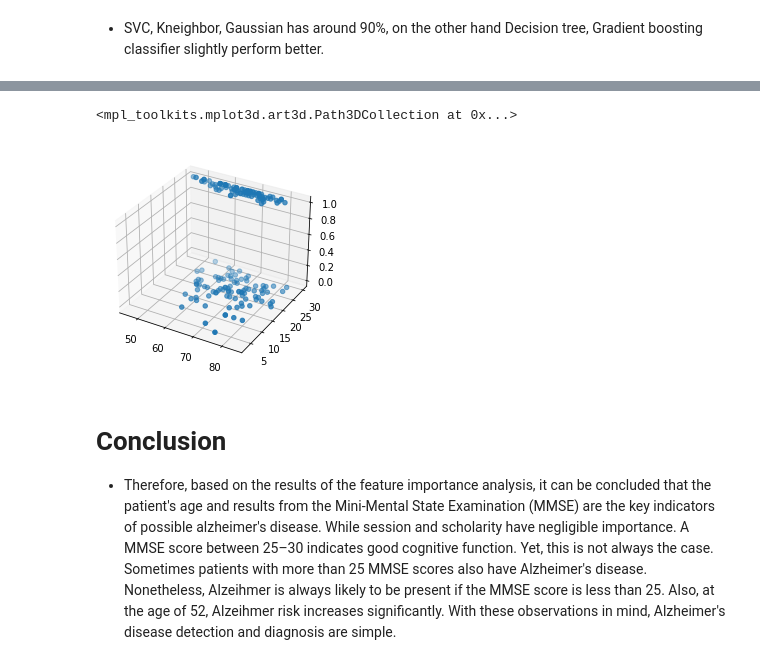
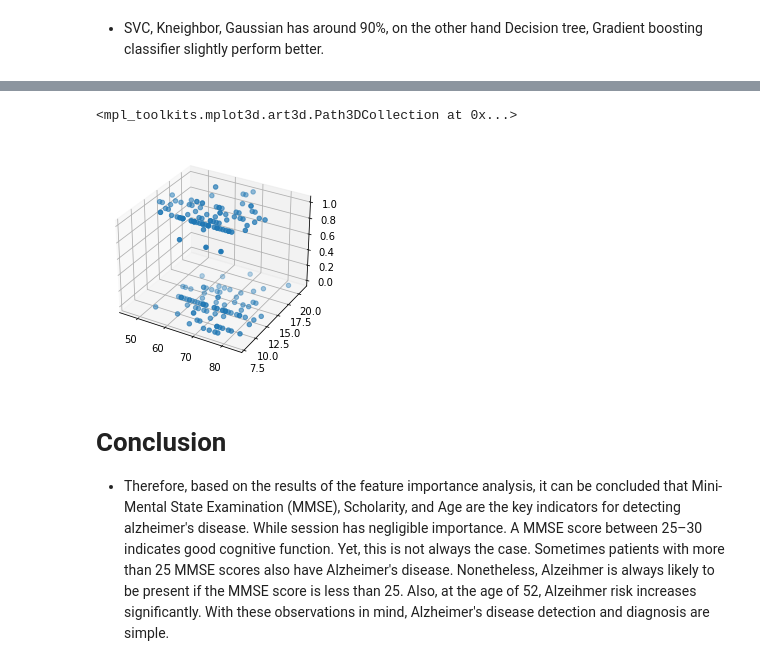
Before and after one commit to Uttam-Asodariya/NLP-Project, a Jupyter notebook: Analysis.ipynb, the cells around one changed output, grey strips where cells are left out. Cells and saved outputs as stored; diff of their text form; code cells hidden in the pictures.

```diff
--- a/Analysis.ipynb
+++ b/Analysis.ipynb
@@ -109,11 +105,11 @@ plt.show()
 # %%
 # 3D-plot
 fig, ax = plt.subplots(subplot_kw={"projection": "3d"})
-ax.scatter(df['Age'],df['MMSE_Pitt'] ,df['label'] )
+ax.scatter(df['Age'],df['Scholarity'] ,df['label'] )
 # %% [output]
 <mpl_toolkits.mplot3d.art3d.Path3DCollection at 0x...>
-[figure, old version]
+[figure, new version]
 # %% [markdown]
 # Conclusion
 
-- Therefore, based on the results of the feature importance analysis, it can be concluded that the patient's age and results from the Mini-Mental State Examination (MMSE) are the key indicators of possible alzheimer's disease. While session and scholarity have negligible importance. A MMSE score between 25–30 indicates good cognitive function. Yet, this is not always the case. Sometimes patients with more than 25 MMSE scores also have Alzheimer's disease. Nonetheless, Alzeihmer is always likely to be present if the MMSE score is less than 25. Also, at the age of 52, Alzeihmer risk increases significantly. With these observations in mind, Alzheimer's disease detection and diagnosis are simple.
+- Therefore, based on the results of the feature importance analysis, it can be concluded that Mini-Mental State Examination (MMSE), Scholarity, and Age are the key indicators for detecting alzheimer's disease. While session has negligible importance. A MMSE score between 25–30 indicates good cognitive function. Yet, this is not always the case. Sometimes patients with more than 25 MMSE scores also have Alzheimer's disease. Nonetheless, Alzeihmer is always likely to be present if the MMSE score is less than 25. Also, at the age of 52, Alzeihmer risk increases significantly. With these observations in mind, Alzheimer's disease detection and diagnosis are simple.
```
Also changed, not shown: parts of 5 cells of this notebook.
